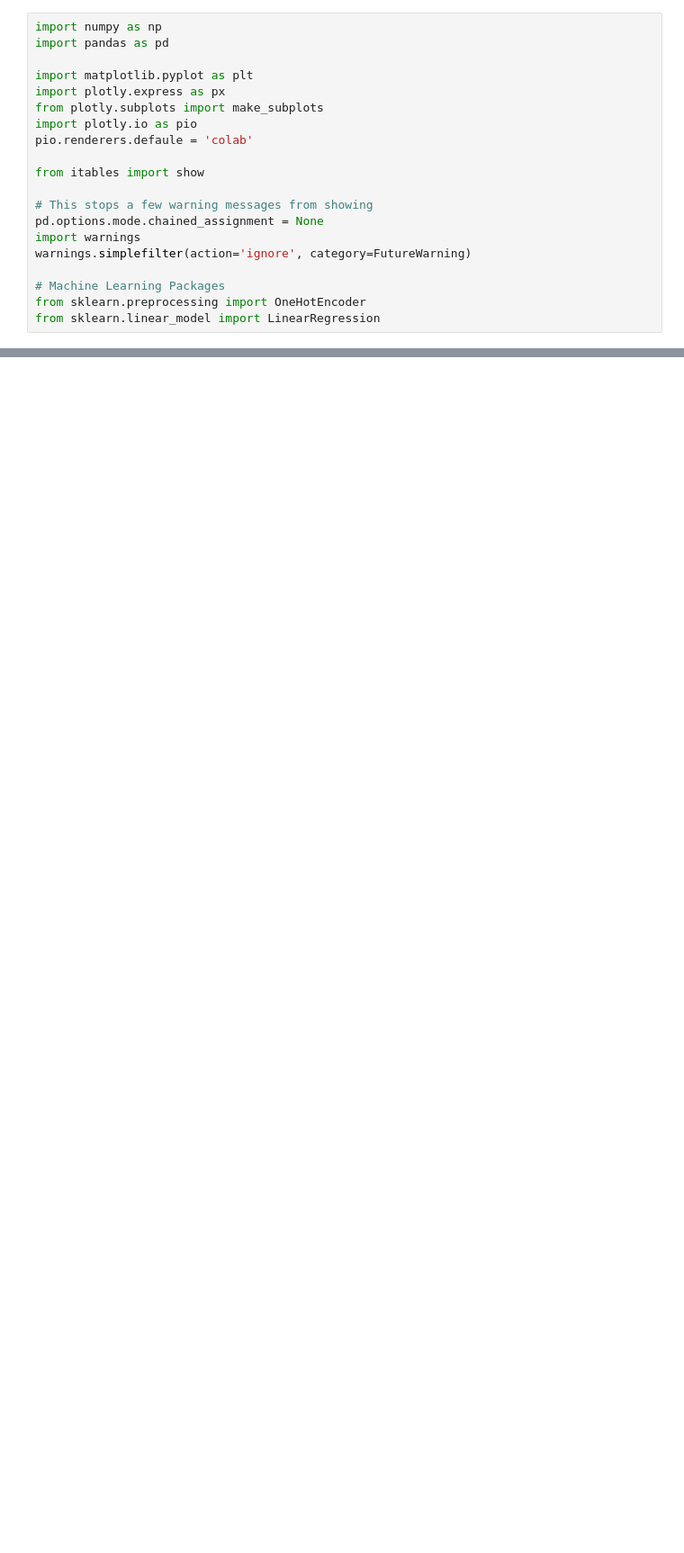
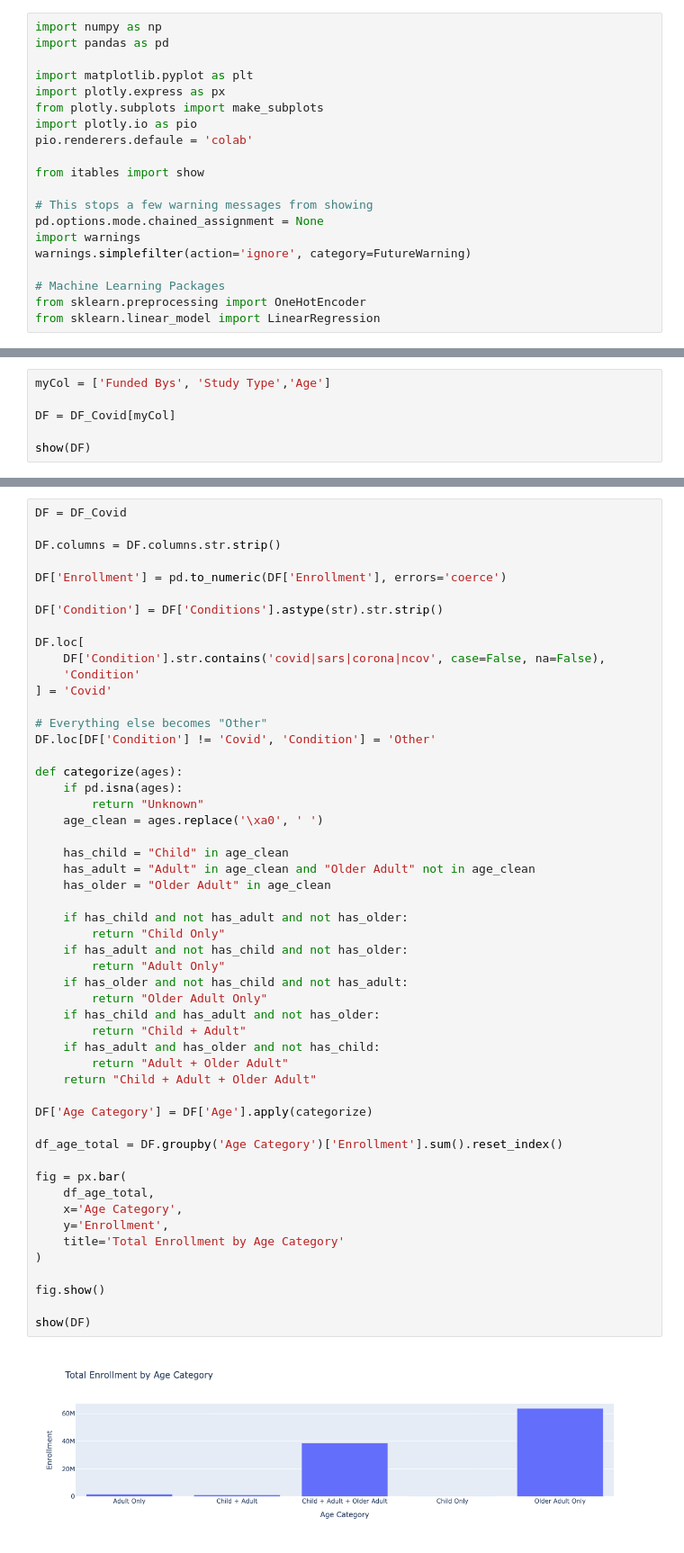
Before and after one commit to DCard2512/GroupProjectData101, a Jupyter notebook: GroupPDiego.ipynb, the cells around one changed output, grey strips where cells are left out. Shown at 90% size. Drawn from its saved outputs; the diff is of its cells as text; blank space fills up the shorter version.

```diff
--- a/GroupPDiego.ipynb
+++ b/GroupPDiego.ipynb
@@ -49,0 +61,6 @@ fig.show()
+# %%
+myCol = ['Funded Bys', 'Study Type','Age']
+
+DF = DF_Covid[myCol]
+
+show(DF)
@@ -49,0 +159,54 @@ fig.show()
+# %%
+DF = DF_Covid
+
+DF.columns = DF.columns.str.strip()
+
+DF['Enrollment'] = pd.to_numeric(DF['Enrollment'], errors='coerce')
+
+DF['Condition'] = DF['Conditions'].astype(str).str.strip()
+
+DF.loc[
+    DF['Condition'].str.contains('covid|sars|corona|ncov', case=False, na=False),
+    'Condition'
+] = 'Covid'
+
+# Everything else becomes "Other"
+DF.loc[DF['Condition'] != 'Covid', 'Condition'] = 'Other'
+
+def categorize(ages):
+    if pd.isna(ages):
+        return "Unknown"
+    age_clean = ages.replace('\xa0', ' ')
+
+    has_child = "Child" in age_clean
+    has_adult = "Adult" in age_clean and "Older Adult" not in age_clean
+    has_older = "Older Adult" in age_clean
+
+    if has_child and not has_adult and not has_older:
+        return "Child Only"
+    if has_adult and not has_child and not has_older:
+        return "Adult Only"
+    if has_older and not has_child and not has_adult:
+        return "Older Adult Only"
+    if has_child and has_adult and not has_older:
+        return "Child + Adult"
+    if has_adult and has_older and not has_child:
+        return "Adult + Older Adult"
+    return "Child + Adult + Older Adult"
+
+DF['Age Category'] = DF['Age'].apply(categorize)
+
+df_age_total = DF.groupby('Age Category')['Enrollment'].sum().reset_index()
+
+fig = px.bar(
+    df_age_total,
+    x='Age Category',
+    y='Enrollment',
+    title='Total Enrollment by Age Category'
+)
+
+fig.show()
+
+show(DF)
+# %% [output]
+[figure, added]
```
Also changed, not shown: parts of 19 cells of this notebook.
